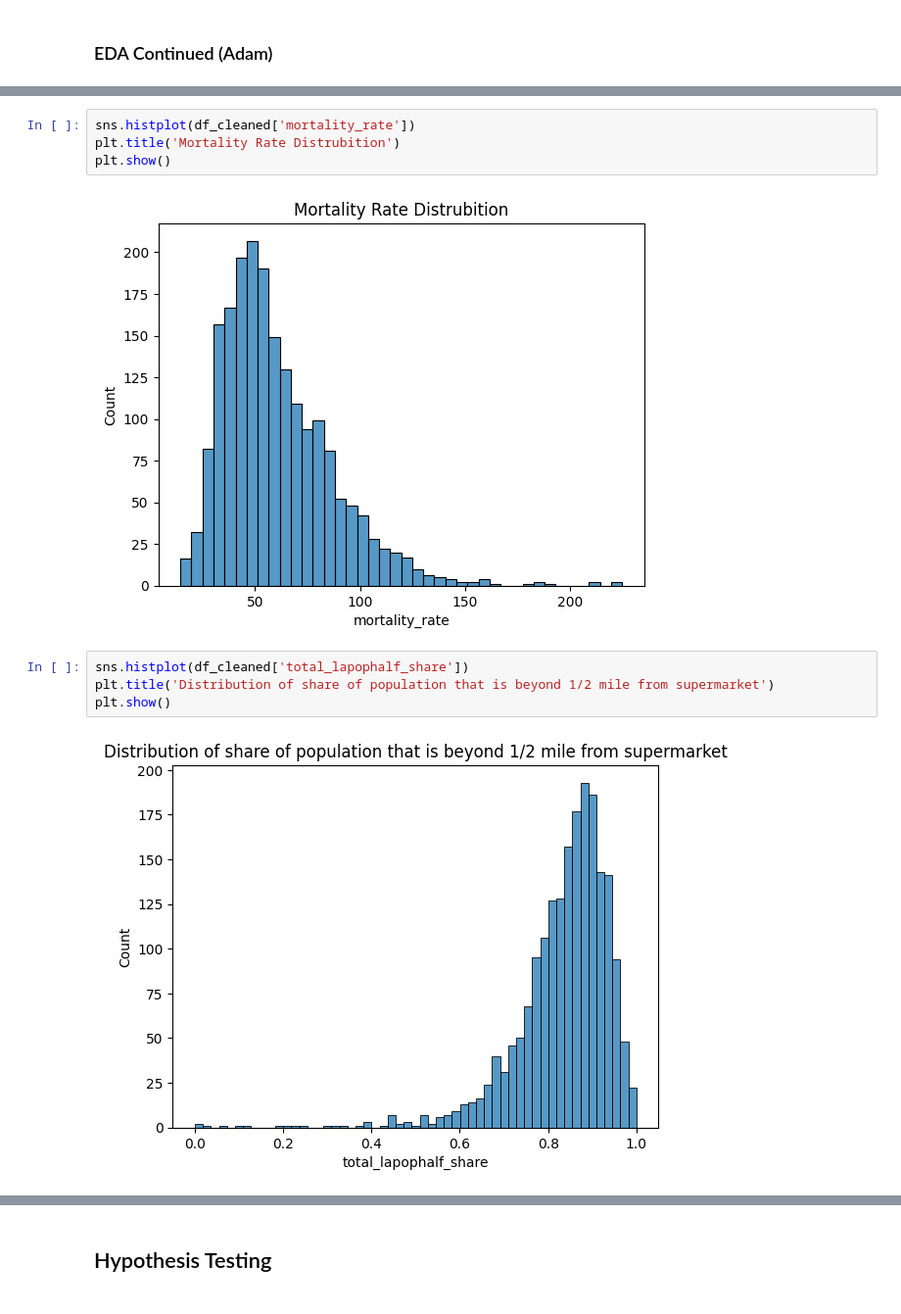
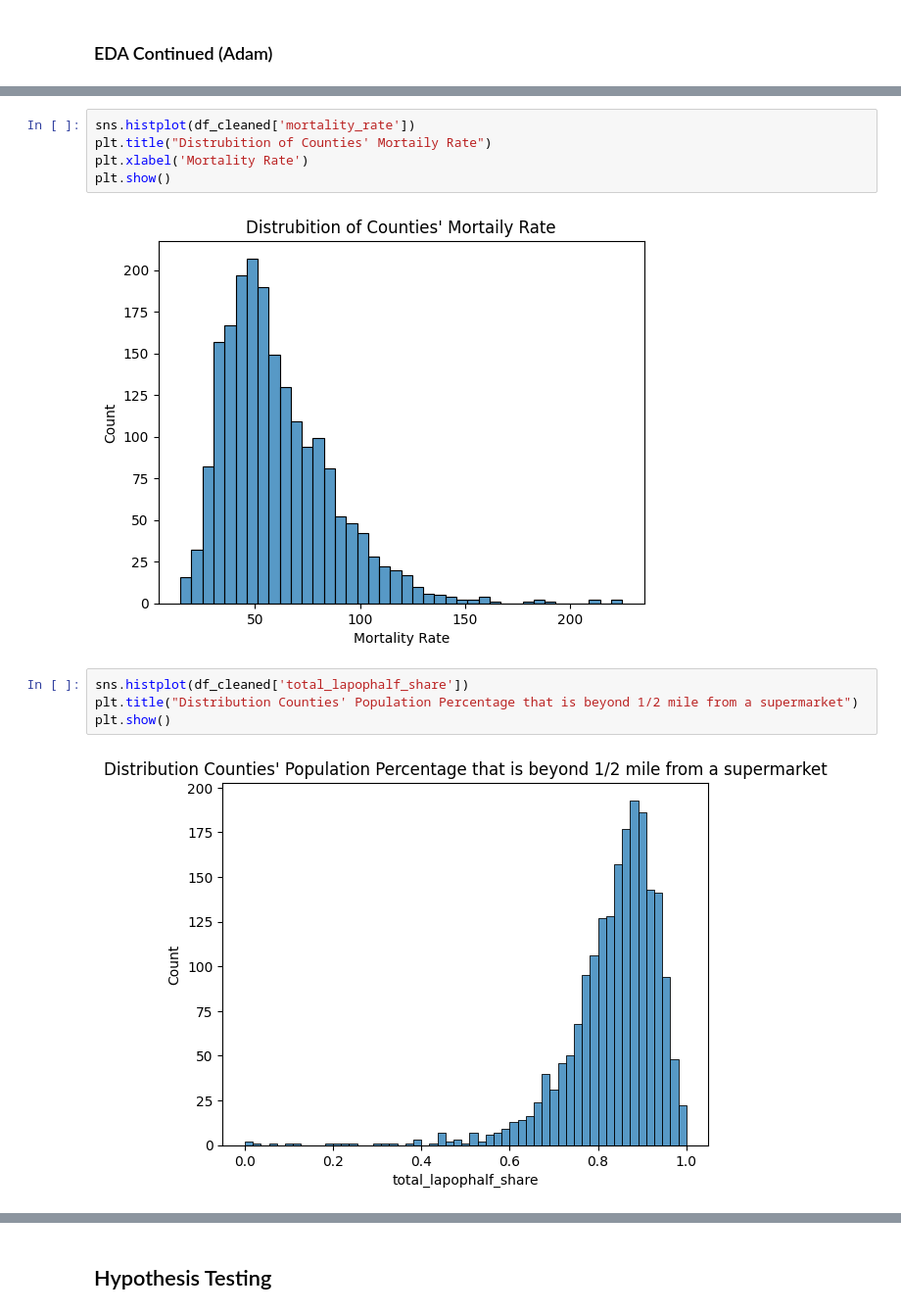
Before and after one commit to marklee4823/math189_project, a Jupyter notebook: Notebook.ipynb, the cells around one changed output, grey strips where cells are left out. Shown at 98% size. Saved outputs shown, nothing was run; the diff lists cells and outputs as text.

```diff
--- a/Notebook.ipynb
+++ b/Notebook.ipynb
@@ -536,13 +539,14 @@ plt.show()
 # %%
 sns.histplot(df_cleaned['mortality_rate'])
-plt.title('Mortality Rate Distrubition')
+plt.title("Distrubition of Counties' Mortaily Rate")
+plt.xlabel('Mortality Rate')
 plt.show()
 # %% [output]
-[figure, old version]
+[figure, new version]
 # %%
 sns.histplot(df_cleaned['total_lapophalf_share'])
-plt.title('Distribution of share of population that is beyond 1/2 mile from supermarket')
+plt.title("Distribution Counties' Population Percentage that is beyond 1/2 mile from a supermarket")
 plt.show()
 # %% [output]
-[figure, old version]
+[figure, new version]
 # %%
```
Also changed, not shown: parts of 7 cells of this notebook.
